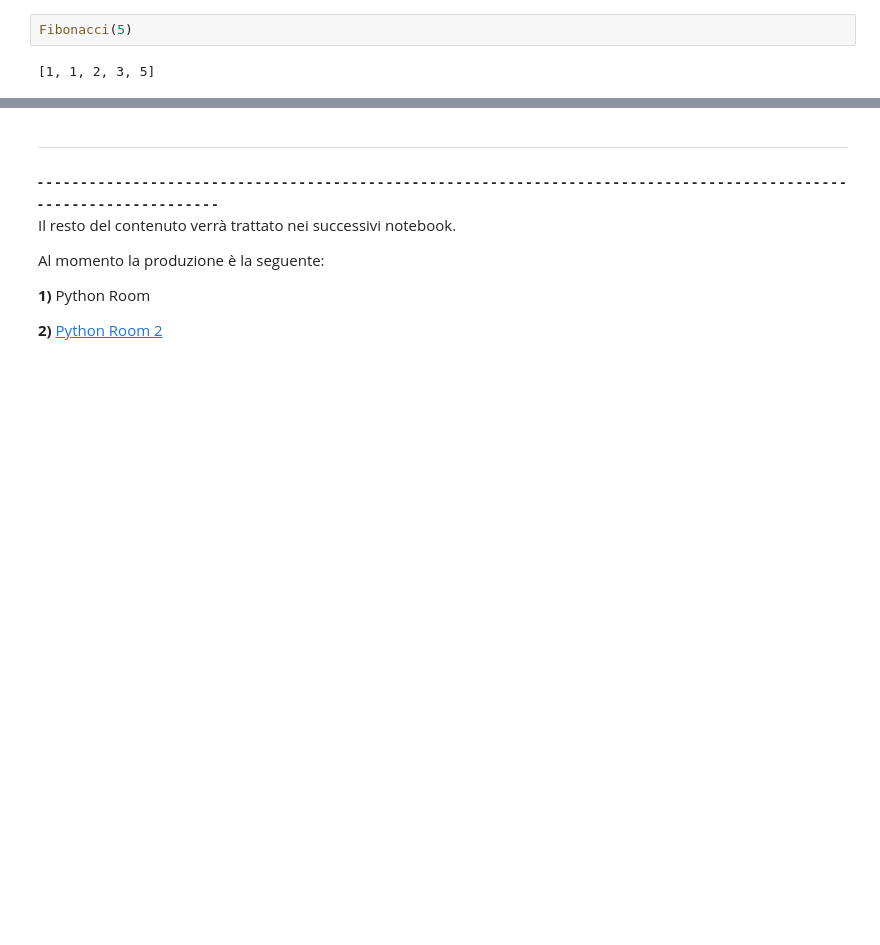
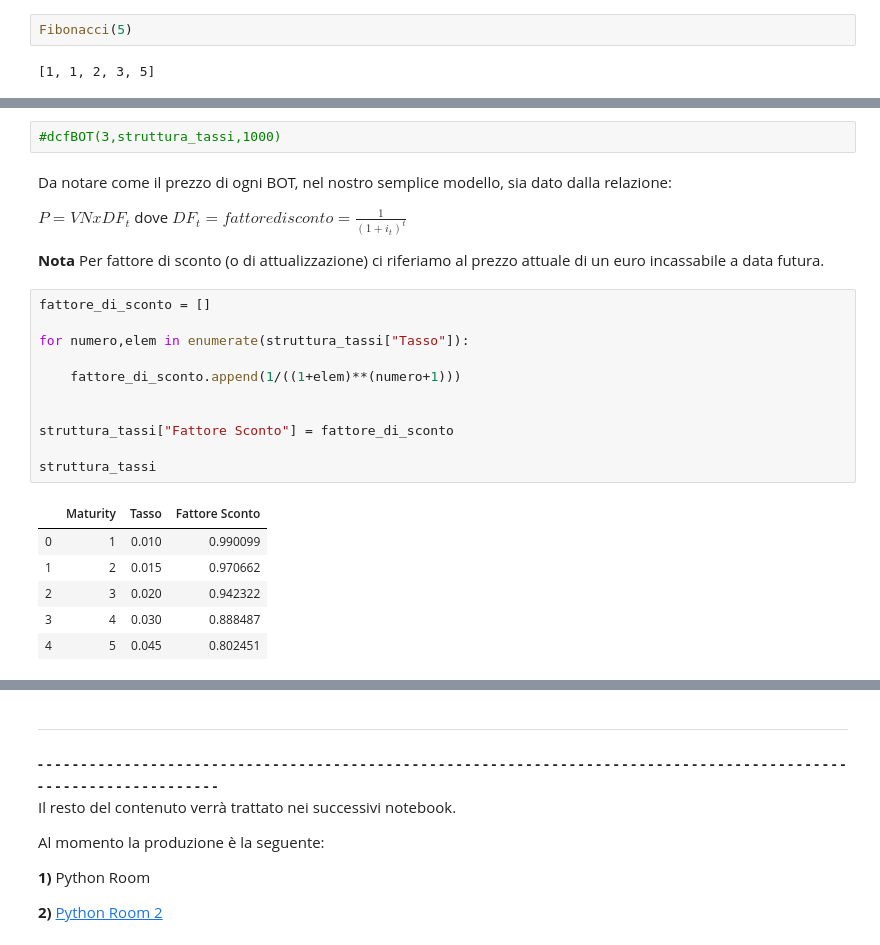
Before and after one commit to simonelucchesi/Python_room, a Jupyter notebook: Notebooks/Python Room .ipynb, the cells around one changed output, grey strips where cells are left out. Saved outputs shown, nothing was run; the diff lists cells and outputs as text; blank space fills up the shorter version.

```diff
--- a/Notebooks/Python Room .ipynb
+++ b/Notebooks/Python Room .ipynb
@@ -1288,0 +1370,26 @@ Fibonacci(5)
+# %%
+#dcfBOT(3,struttura_tassi,1000)
+# %% [markdown]
+Da notare come il prezzo di ogni BOT, nel nostro semplice modello, sia dato dalla relazione:
+
+$P = VN x DF_t$ dove $DF_t = fattore di sconto = \frac{1}{(1+i_t)^t}$
+
+**Nota** Per fattore di sconto (o di attualizzazione) ci riferiamo al prezzo attuale di un euro incassabile a data futura.
+# %%
+fattore_di_sconto = []
+
+for numero,elem in enumerate(struttura_tassi["Tasso"]):
+
+    fattore_di_sconto.append(1/((1+elem)**(numero+1)))
+
+
+struttura_tassi["Fattore Sconto"] = fattore_di_sconto
+
+struttura_tassi
+# %% [output]
+|  | Maturity | Tasso | Fattore Sconto |
+| 0 | 1 | 0.010 | 0.990099 |
+| 1 | 2 | 0.015 | 0.970662 |
+| 2 | 3 | 0.020 | 0.942322 |
+| 3 | 4 | 0.030 | 0.888487 |
+| 4 | 5 | 0.045 | 0.802451 |
```
Also changed, not shown: parts of 23 cells of this notebook.
